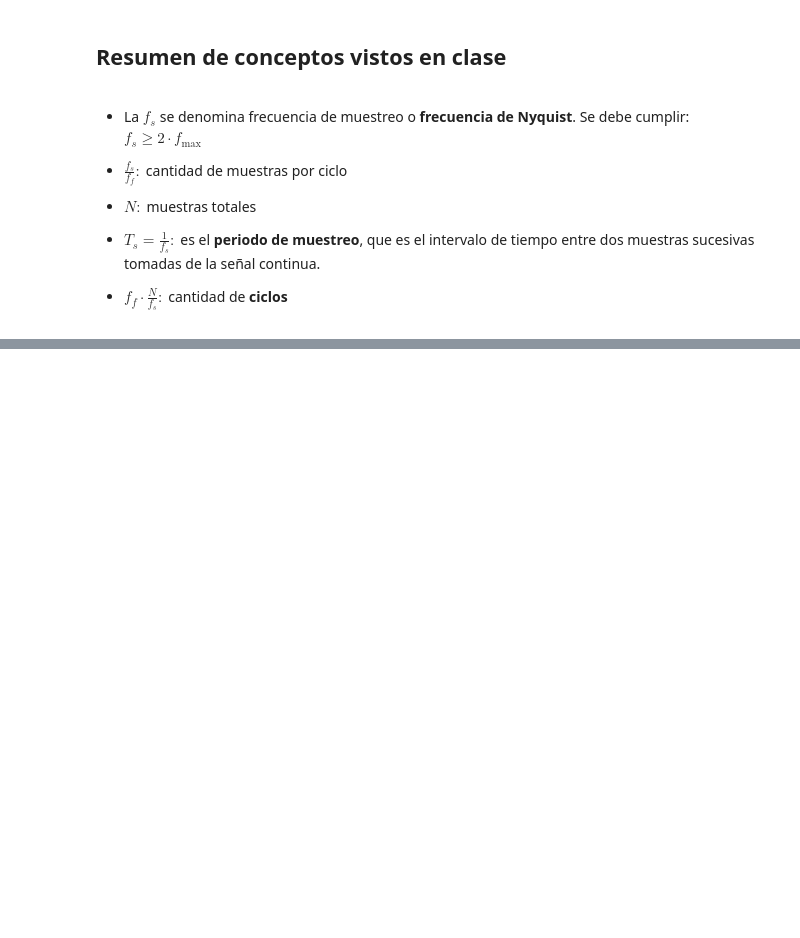
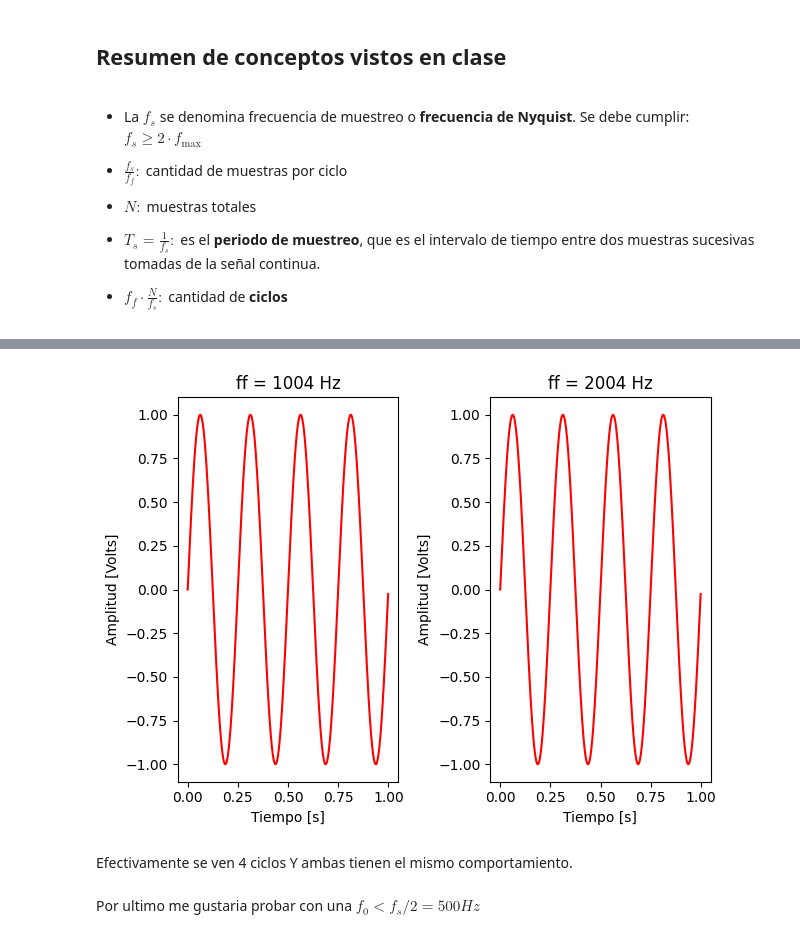
Before and after one commit to smithcamila2003/APS, a Jupyter notebook: TS1.ipynb, the cells around one changed output, grey strips where cells are left out. Drawn from its saved outputs; the diff is of its cells as text; code cells hidden in the pictures; blank space fills up the shorter version.

```diff
--- a/TS1.ipynb
+++ b/TS1.ipynb
@@ -120,0 +157,24 @@ plt.show()
+# %%
+tt5, yy5 = generador_sen(1, 0, 1004, 0, 1000, 1000)
+tt6, yy6 = generador_sen(1, 0, 2004, 0, 1000, 1000)
+# %%
+plt.figure(3)
+plt.subplot(1,2,1)
+plt.plot(tt5, yy5, color='red')
+plt.title('ff = 1004 Hz')
+plt.xlabel('Tiempo [s]')
+plt.ylabel('Amplitud [Volts]')
+
+plt.subplot(1,2,2)
+plt.plot(tt6, yy6, color='red')
+plt.title('ff = 2004 Hz')
+plt.xlabel('Tiempo [s]')
+plt.ylabel('Amplitud [Volts]')
+plt.tight_layout()
+plt.show()
+# %% [output]
+[figure, added]
+# %% [markdown]
+Efectivamente se ven 4 ciclos Y ambas tienen el mismo comportamiento.
+# %% [markdown]
+Por ultimo me gustaria probar con una $f_0 < f_s/2 = 500Hz $
```
Also changed, not shown: parts of 9 cells of this notebook.
